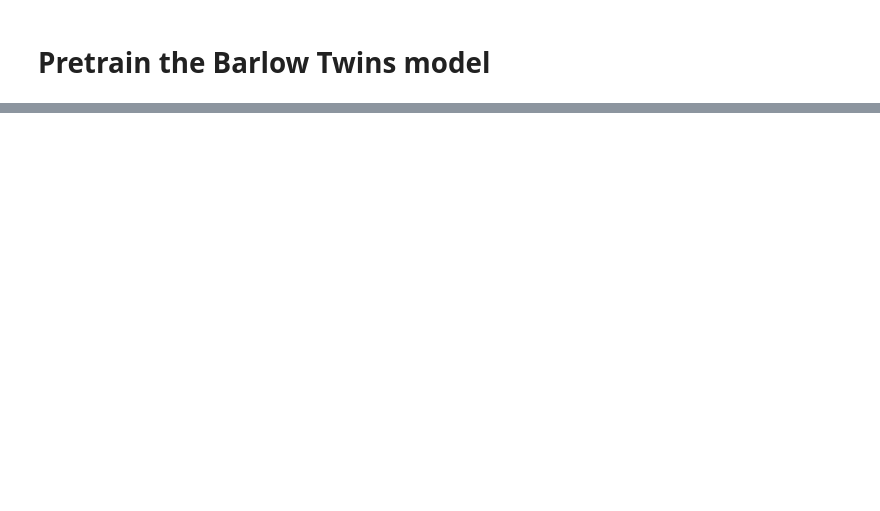
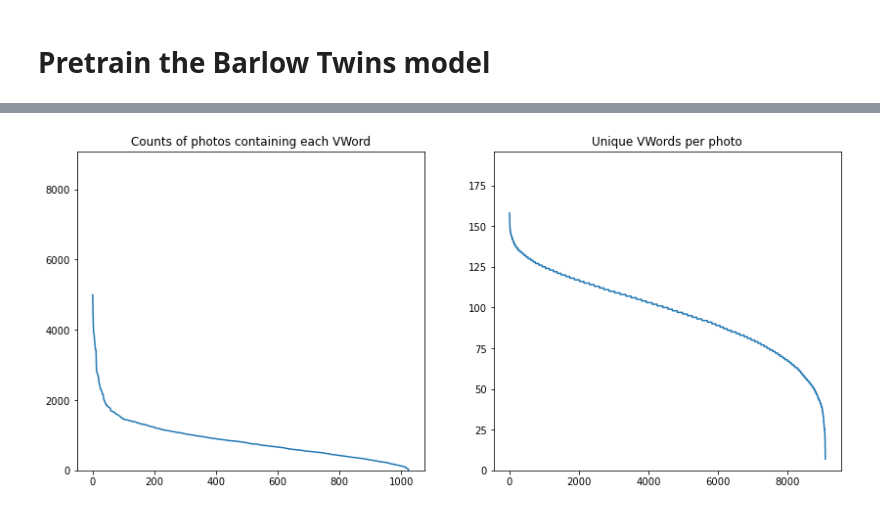
Before and after one commit to collabora/MLfix, a Jupyter notebook: 1. Pretrain BarlowTwins.ipynb, the cells around one changed output, grey strips where cells are left out. Saved outputs shown, nothing was run; the diff lists cells and outputs as text; code cells hidden in the pictures; blank space fills up the shorter version.

Commit message:
Use the BoVW to sort images, simplified the usage

```diff
--- a/1. Pretrain BarlowTwins.ipynb
+++ b/1. Pretrain BarlowTwins.ipynb
@@ -17,0 +81,2 @@ torch.set_num_threads(1)
+# %%
+features = extract_features(test_dls, learn.model)
@@ -17,0 +85,17 @@ torch.set_num_threads(1)
+# %%
+#export
+from sklearn.cluster import MiniBatchKMeans
+
+def calculate_bovw(features, n_vwords=1024):
+    print("Calculating KMeans:")
+    kmeans = MiniBatchKMeans(n_clusters=n_vwords, verbose=1).fit(features.reshape(-1,256).cpu().numpy())
+    vwords = kmeans.labels_.reshape(features.shape[:3])
+
+    print("Calculating BoVW features:")
+    bovw = np.zeros((len(features), n_vwords), dtype=np.uint8)
+    for i in range(len(features)):
+        bovw[i, np.unique(vwords[i])] = 1
+    print(f"done ({bovw.shape})")
+    return vwords, bovw
+# %%
+vwords, bovw = calculate_bovw(features)
@@ -18,3 +120,20 @@ torch.set_num_threads(1)
+# %%
+#export
+def plot_stats(bovw):
+    fig, axs = subplots(1, 2, figsize=(14,6))
+    axs[0].set_title('Counts of photos containing each VWord')
+    wpdf = bovw.sum(axis=0)
+    axs[0].plot(wpdf[wpdf.argsort()[::-1]])
+    axs[0].set_ylim(0,len(bovw))
+    axs[1].set_title('Unique VWords per photo')
+    wpdf = bovw.sum(axis=1)
+    axs[1].plot(wpdf[wpdf.argsort()[::-1]])
+    axs[1].set_ylim(0,196)
+    return fig
+# %%
+plot_stats(bovw);
+# %% [output]
+[figure, added]
 # %%
 #export
 @call_parse
```
Also changed, not shown: parts of 11 cells of this notebook, 10 other files.
